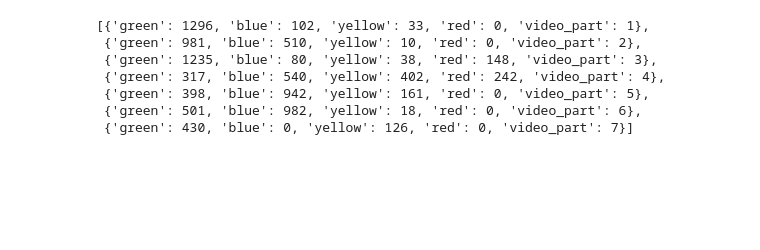
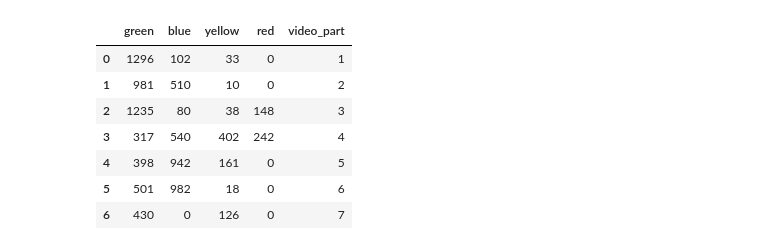
Before and after one commit to annanda/calmed_dataset_statistics, a Jupyter notebook: Dataset Analysis.ipynb, the cells around one changed output. Drawn from its saved outputs; the diff is of its cells as text; code cells hidden in the pictures; blank space fills up the shorter version.

```diff
--- a/Dataset Analysis.ipynb
+++ b/Dataset Analysis.ipynb
@@ -33,22 +35,25 @@ df_4 = pd.read_csv('datasets/participant_1/study_20210526_01_04.mp4.csv')
 df_5 = pd.read_csv('datasets/participant_1/study_20210526_01_05.mp4.csv')
 df_6 = pd.read_csv('datasets/participant_1/study_20210526_01_06.mp4.csv')
 df_7 = pd.read_csv('datasets/participant_1/study_20210526_01_07.mp4.csv')
-# %%
-frames = [df_1, df_2, df_3, df_4, df_5, df_6, df_7]
-
-frames = add_column_to_frames(frames)
-
-frames_dict = []
-for frame in frames:
-    frame_dict = get_value_counts(frame)
-    frames_dict.append(frame_dict)
-
-frames_dict
-# %% [output]
-[{'green': 1296, 'blue': 102, 'yellow': 33, 'red': 0, 'video_part': 1},
- {'green': 981, 'blue': 510, 'yellow': 10, 'red': 0, 'video_part': 2},
- {'green': 1235, 'blue': 80, 'yellow': 38, 'red': 148, 'video_part': 3},
- {'green': 317, 'blue': 540, 'yellow': 402, 'red': 242, 'video_part': 4},
- {'green': 398, 'blue': 942, 'yellow': 161, 'red': 0, 'video_part': 5},
- {'green': 501, 'blue': 982, 'yellow': 18, 'red': 0, 'video_part': 6},
- {'green': 430, 'blue': 0, 'yellow': 126, 'red': 0, 'video_part': 7}]
+# %%
+frames = [df_1, df_2, df_3, df_4, df_5, df_6, df_7]
+
+frames = add_column_to_frames(frames)
+
+frames_dict = []
+for frame in frames:
+    frame_dict = get_value_counts(frame)
+    frames_dict.append(frame_dict)
+
+frames_dict
+df = pd.DataFrame(frames_dict)
+df
+# %% [output]
+|  | green | blue | yellow | red | video_part |
+| 0 | 1296 | 102 | 33 | 0 | 1 |
+| 1 | 981 | 510 | 10 | 0 | 2 |
+| 2 | 1235 | 80 | 38 | 148 | 3 |
+| 3 | 317 | 540 | 402 | 242 | 4 |
+| 4 | 398 | 942 | 161 | 0 | 5 |
+| 5 | 501 | 982 | 18 | 0 | 6 |
+| 6 | 430 | 0 | 126 | 0 | 7 |
```
Also changed, not shown: parts of 4 cells of this notebook.
